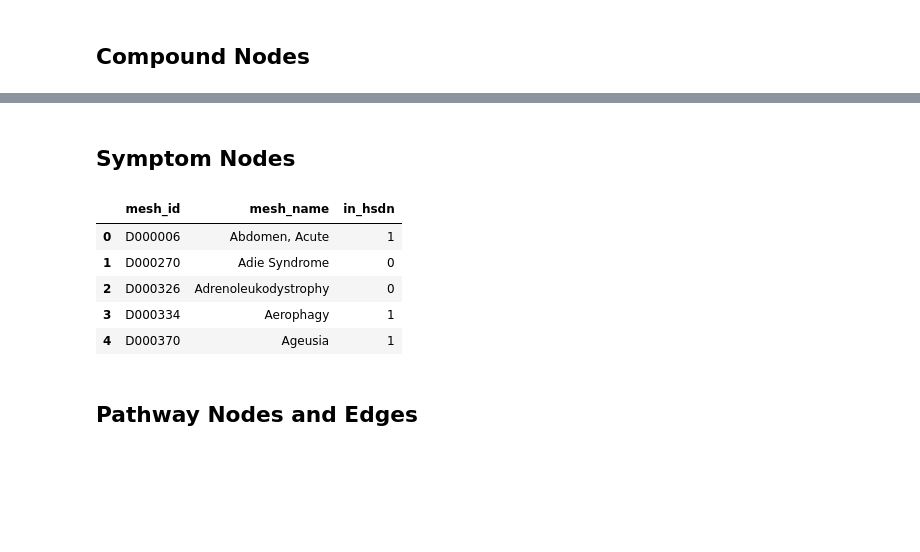
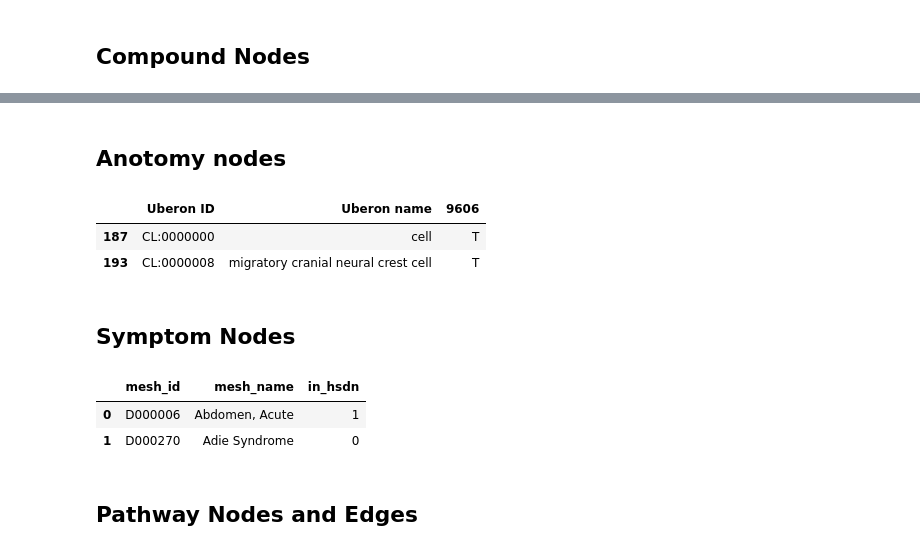
Before and after one commit to dhimmel/integrate, a Jupyter notebook: integrate.ipynb, the cells around one changed output, grey strips where cells are left out. Drawn from its saved outputs; the diff is of its cells as text; code cells hidden in the pictures; blank space fills up the shorter version.

Commit message:
Add disease-uberon localization

```diff
--- a/integrate.ipynb
+++ b/integrate.ipynb
@@ -91,3 +92,16 @@ compound_df.head()
 for i, row in compound_df.iterrows():
     data = {'inchikey': row.inchikey, 'inchi': row.inchi}
     graph.add_node(kind='compound', identifier=row.drugbank_id, name=row.name, data=data)
+# %% [markdown]
+## Anotomy nodes
+# %%
+commit = '08cbf5beef80a68cf880a459a49097e39afade08'
+url = rawgit('dhimmel', 'uberon', commit, 'download/ext_human_constraints.tsv')
+uberon_df = pandas.read_table(url)
+uberon_df = uberon_df[uberon_df['9606'] == 'T']
+uberon_df = uberon_df[uberon_df['Uberon ID'].map(lambda x: x.startswith('UBERON:') or x.startswith('CL:'))]
+uberon_df.head(2)
+# %% [output]
+|  | Uberon ID | Uberon name | 9606 |
+| 187 | CL:0000000 | cell | T |
+| 193 | CL:0000008 | migratory cranial neural crest cell | T |
@@ -96,15 +113,12 @@ for i, row in compound_df.iterrows():
 # %%
 commit = 'a7036a37302973b15ab949aab4056d9bc062910e'
 url = rawgit('dhimmel', 'mesh', commit, 'data/symptoms.tsv')
 symptom_df = pandas.read_table(url)
-symptom_df.head()
+symptom_df.head(2)
 # %% [output]
 |  | mesh_id | mesh_name | in_hsdn |
 | 0 | D000006 | Abdomen, Acute | 1 |
 | 1 | D000270 | Adie Syndrome | 0 |
-| 2 | D000326 | Adrenoleukodystrophy | 0 |
-| 3 | D000334 | Aerophagy | 1 |
-| 4 | D000370 | Ageusia | 1 |
 # %%
 for i, row in symptom_df.iterrows():
     graph.add_node(kind='symptom', identifier=row.mesh_id, name=row.mesh_name)
```
Also changed, not shown: parts of 8 cells of this notebook.
